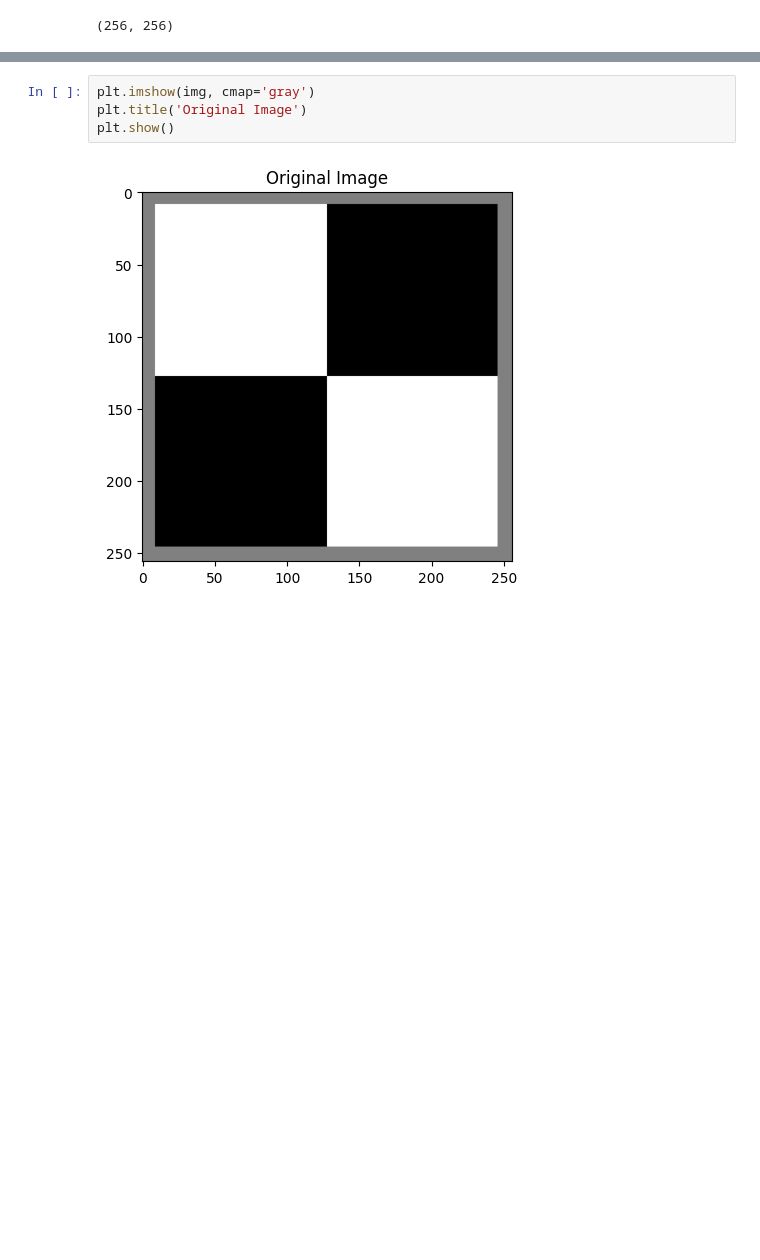
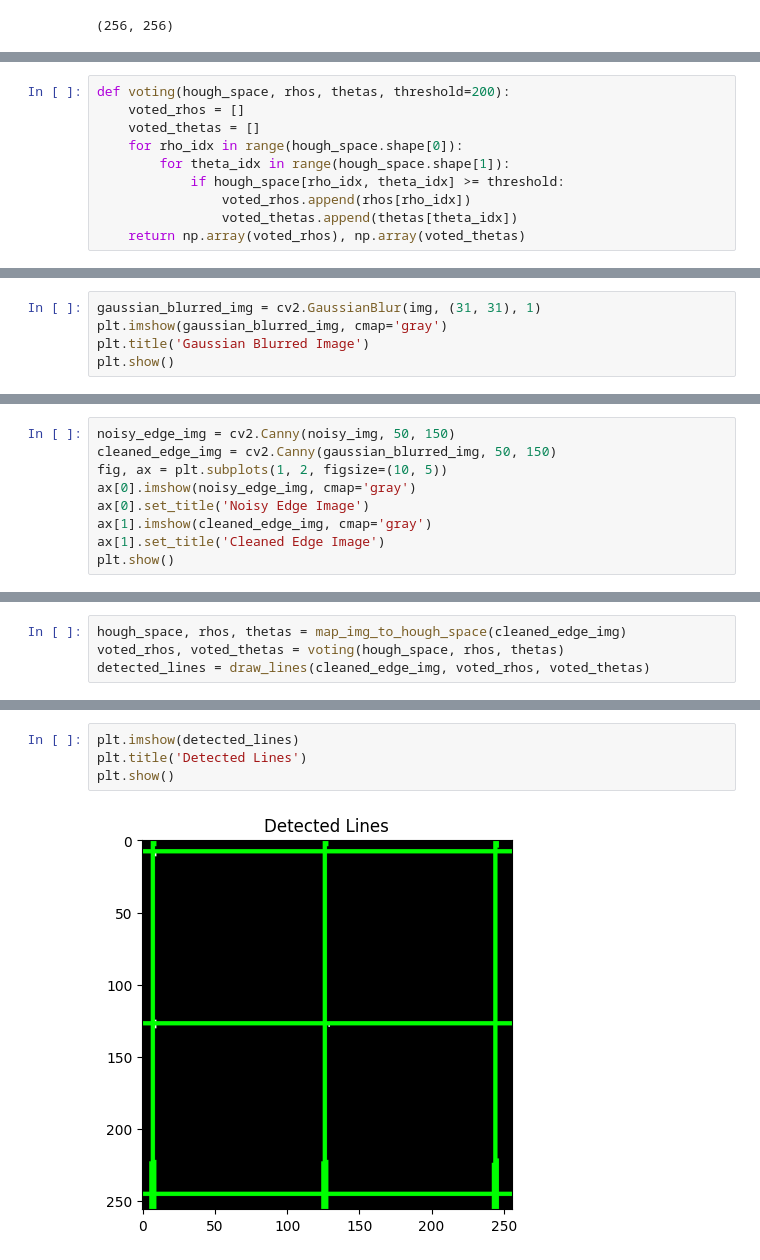
Before and after one commit to shalev-habany/CV_training, a Jupyter notebook: computer_vision/course_resources/ps_1/ps1.ipynb, the cells around one changed output, grey strips where cells are left out. Drawn from its saved outputs; the diff is of its cells as text; blank space fills up the shorter version.

```diff
--- a/computer_vision/course_resources/ps_1/ps1.ipynb
+++ b/computer_vision/course_resources/ps_1/ps1.ipynb
@@ -9,0 +45,10 @@ img.shape
+# %%
+def voting(hough_space, rhos, thetas, threshold=200):
+    voted_rhos = []
+    voted_thetas = []
+    for rho_idx in range(hough_space.shape[0]):
+        for theta_idx in range(hough_space.shape[1]):
+            if hough_space[rho_idx, theta_idx] >= threshold:
+                voted_rhos.append(rhos[rho_idx])
+                voted_thetas.append(thetas[theta_idx])
+    return np.array(voted_rhos), np.array(voted_thetas)
@@ -9,0 +109,5 @@ img.shape
+# %%
+gaussian_blurred_img = cv2.GaussianBlur(img, (31, 31), 1)
+plt.imshow(gaussian_blurred_img, cmap='gray')
+plt.title('Gaussian Blurred Image')
+plt.show()
@@ -9,0 +116,9 @@ img.shape
+# %%
+noisy_edge_img = cv2.Canny(noisy_img, 50, 150)
+cleaned_edge_img = cv2.Canny(gaussian_blurred_img, 50, 150)
+fig, ax = plt.subplots(1, 2, figsize=(10, 5))
+ax[0].imshow(noisy_edge_img, cmap='gray')
+ax[0].set_title('Noisy Edge Image')
+ax[1].imshow(cleaned_edge_img, cmap='gray')
+ax[1].set_title('Cleaned Edge Image')
+plt.show()
@@ -9,0 +127,4 @@ img.shape
+# %%
+hough_space, rhos, thetas = map_img_to_hough_space(cleaned_edge_img)
+voted_rhos, voted_thetas = voting(hough_space, rhos, thetas)
+detected_lines = draw_lines(cleaned_edge_img, voted_rhos, voted_thetas)
@@ -10,6 +137,6 @@ img.shape
 # %%
-plt.imshow(img, cmap='gray')
-plt.title('Original Image')
+plt.imshow(detected_lines)
+plt.title('Detected Lines')
 plt.show()
 # %% [output]
-[figure, old version]
+[figure, new version]
```
Also changed, not shown: parts of 34 cells of this notebook.
